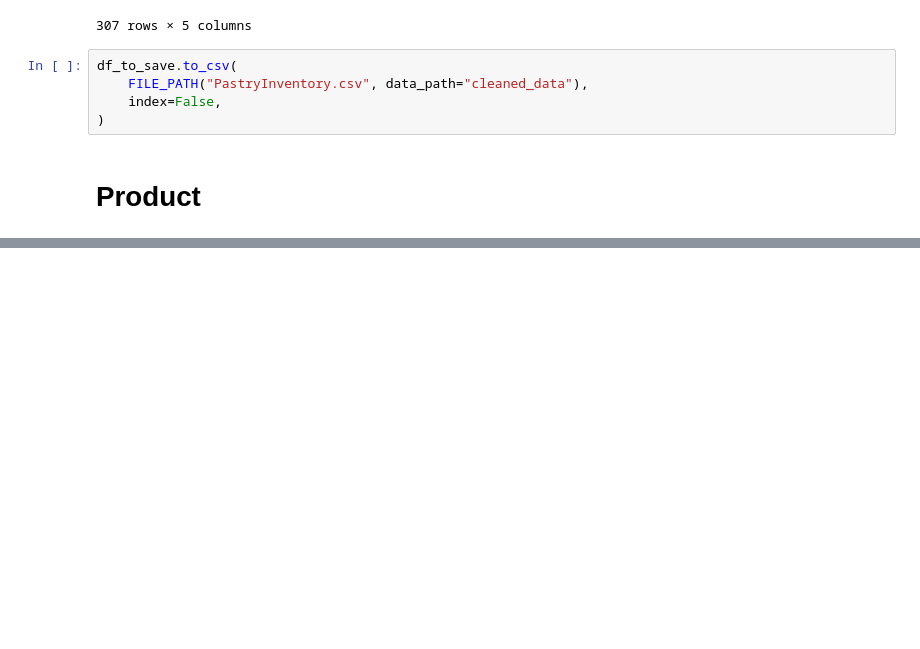
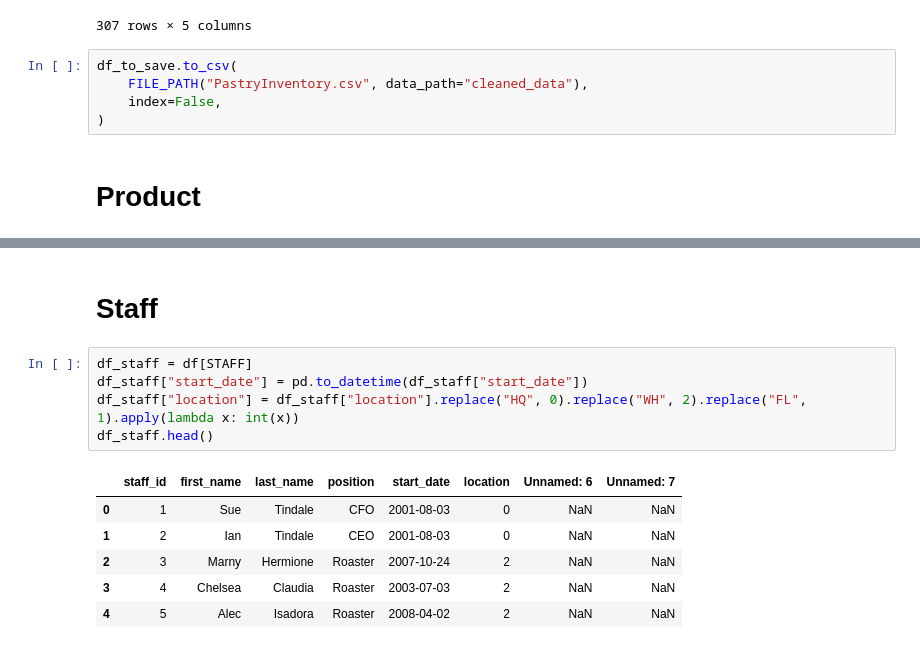
Before and after one commit to framunoz/Coffee-Shop, a Jupyter notebook: notebooks/transform-data.ipynb, the cells around one changed output, grey strips where cells are left out. Drawn from its saved outputs; the diff is of its cells as text; blank space fills up the shorter version.

```diff
--- a/notebooks/transform-data.ipynb
+++ b/notebooks/transform-data.ipynb
@@ -361,0 +569,14 @@ df_to_save.to_csv(
+# %% [markdown]
+# Staff
+# %%
+df_staff = df[STAFF]
+df_staff["start_date"] = pd.to_datetime(df_staff["start_date"])
+df_staff["location"] = df_staff["location"].replace("HQ", 0).replace("WH", 2).replace("FL", 1).apply(lambda x: int(x))
+df_staff.head()
+# %% [output]
+|  | staff_id | first_name | last_name | position | start_date | location | Unnamed: 6 | Unnamed: 7 |
+| 0 | 1 | Sue | Tindale | CFO | 2001-08-03 | 0 | NaN | NaN |
+| 1 | 2 | Ian | Tindale | CEO | 2001-08-03 | 0 | NaN | NaN |
+| 2 | 3 | Marny | Hermione | Roaster | 2007-10-24 | 2 | NaN | NaN |
+| 3 | 4 | Chelsea | Claudia | Roaster | 2003-07-03 | 2 | NaN | NaN |
+| 4 | 5 | Alec | Isadora | Roaster | 2008-04-02 | 2 | NaN | NaN |
```
Also changed, not shown: parts of 22 cells of this notebook, 4 other files.
